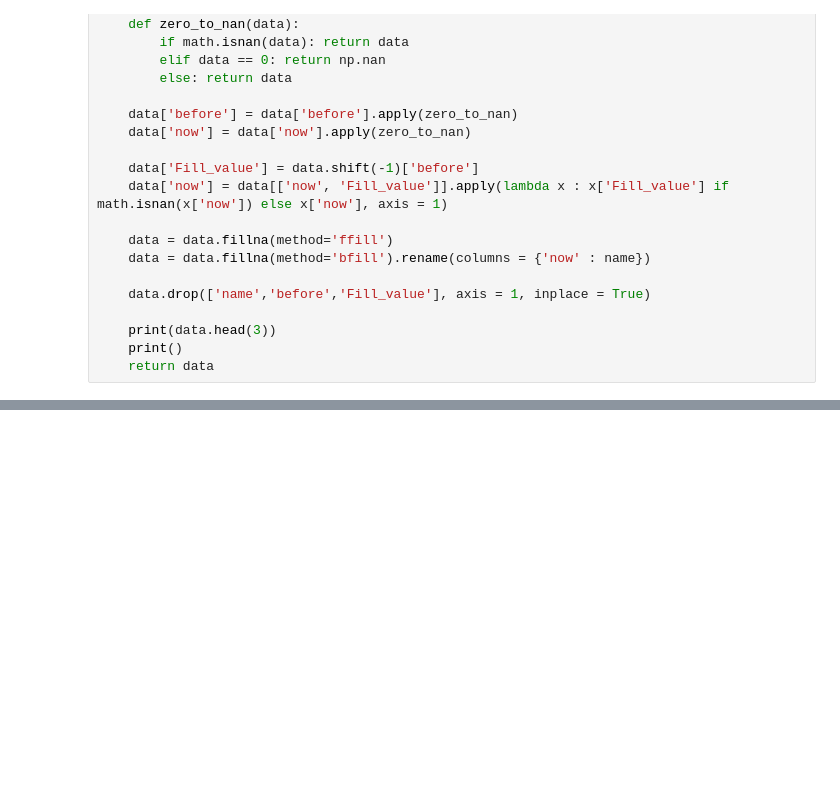
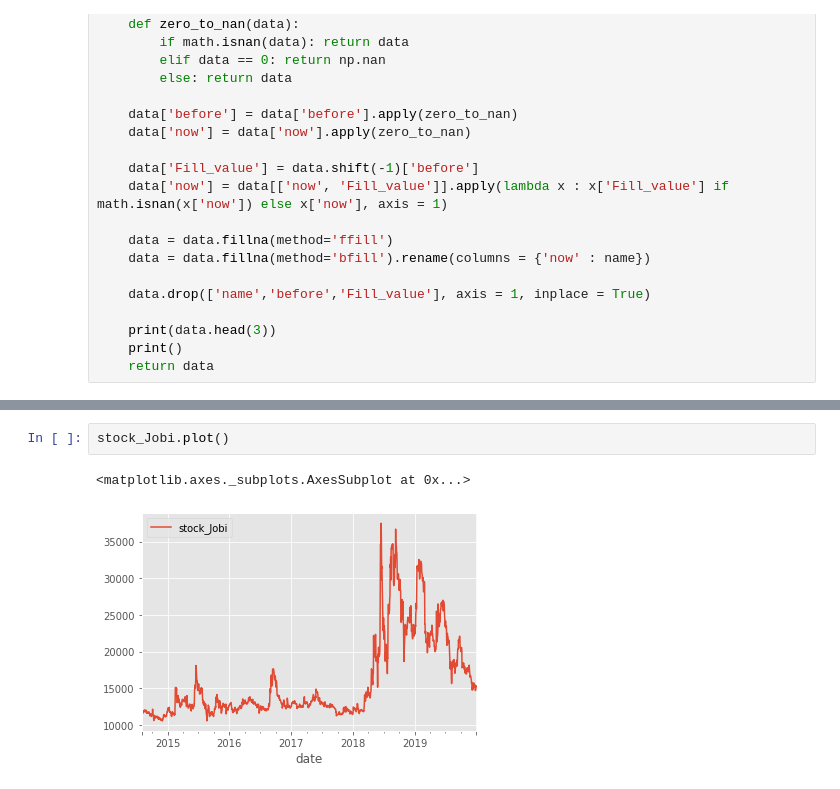
Before and after one commit to sunnight9507/BitAcademy, a Jupyter notebook: 17주차/All_data_processing.ipynb, the cells around one changed output, grey strips where cells are left out. Cells and saved outputs as stored; diff of their text form; blank space fills up the shorter version.

```diff
--- a/17주차/All_data_processing.ipynb
+++ b/17주차/All_data_processing.ipynb
@@ -430,0 +462,5 @@ date
+# %%
+stock_Jobi.plot()
+# %% [output]
+<matplotlib.axes._subplots.AxesSubplot at 0x...>
+[figure, added]
```
Also changed, not shown: parts of 8 cells of this notebook.
